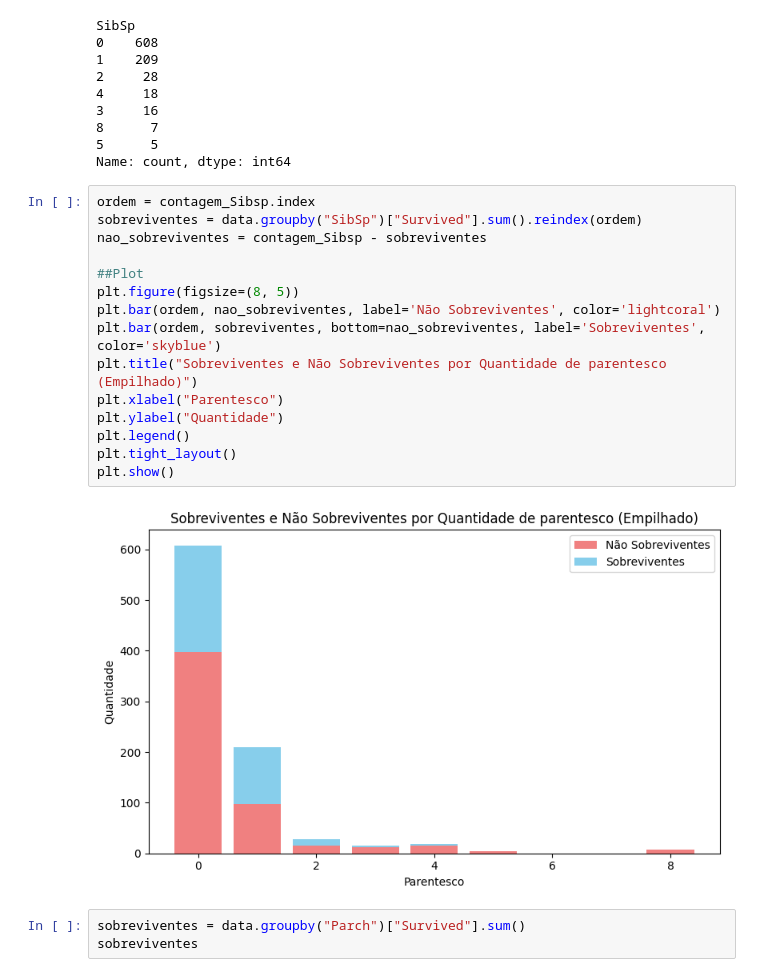
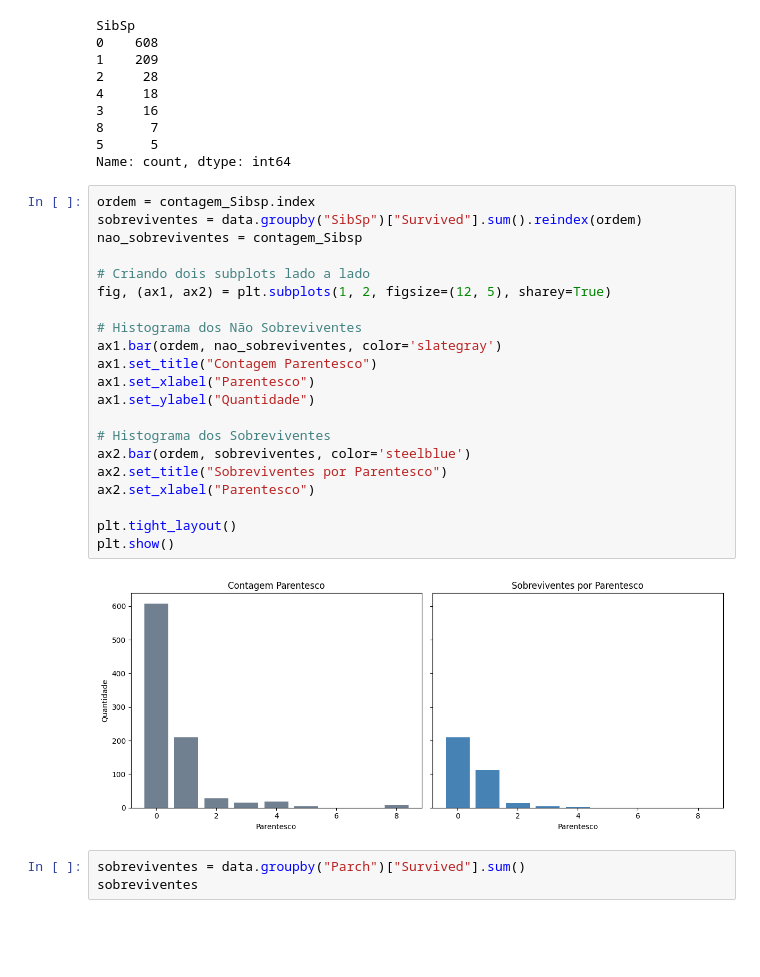
Before and after one commit to Redes-Neurais-2025-1/Titanic_Processig, a Jupyter notebook: Analise Exploratoria.ipynb, the cells around one changed output. Drawn from its saved outputs; the diff is of its cells as text; blank space fills up the shorter version.

```diff
--- a/Analise Exploratoria.ipynb
+++ b/Analise Exploratoria.ipynb
@@ -171,20 +222,26 @@ Name: count, dtype: int64
 # %%
 ordem = contagem_Sibsp.index
 sobreviventes = data.groupby("SibSp")["Survived"].sum().reindex(ordem)
-nao_sobreviventes = contagem_Sibsp - sobreviventes
+nao_sobreviventes = contagem_Sibsp
 
-##Plot
-plt.figure(figsize=(8, 5))
-plt.bar(ordem, nao_sobreviventes, label='Não Sobreviventes', color='lightcoral')
-plt.bar(ordem, sobreviventes, bottom=nao_sobreviventes, label='Sobreviventes', color='skyblue')
-plt.title("Sobreviventes e Não Sobreviventes por Quantidade de parentesco (Empilhado)")
-plt.xlabel("Parentesco")
-plt.ylabel("Quantidade")
-plt.legend()
+# Criando dois subplots lado a lado
+fig, (ax1, ax2) = plt.subplots(1, 2, figsize=(12, 5), sharey=True)
+
+# Histograma dos Não Sobreviventes
+ax1.bar(ordem, nao_sobreviventes, color='slategray')
+ax1.set_title("Contagem Parentesco")
+ax1.set_xlabel("Parentesco")
+ax1.set_ylabel("Quantidade")
+
+# Histograma dos Sobreviventes
+ax2.bar(ordem, sobreviventes, color='steelblue')
+ax2.set_title("Sobreviventes por Parentesco")
+ax2.set_xlabel("Parentesco")
+
 plt.tight_layout()
 plt.show()
 # %% [output]
-[figure, old version]
+[figure, new version]
 # %%
 sobreviventes = data.groupby("Parch")["Survived"].sum()
 sobreviventes
```
Also changed, not shown: parts of 30 cells of this notebook.
